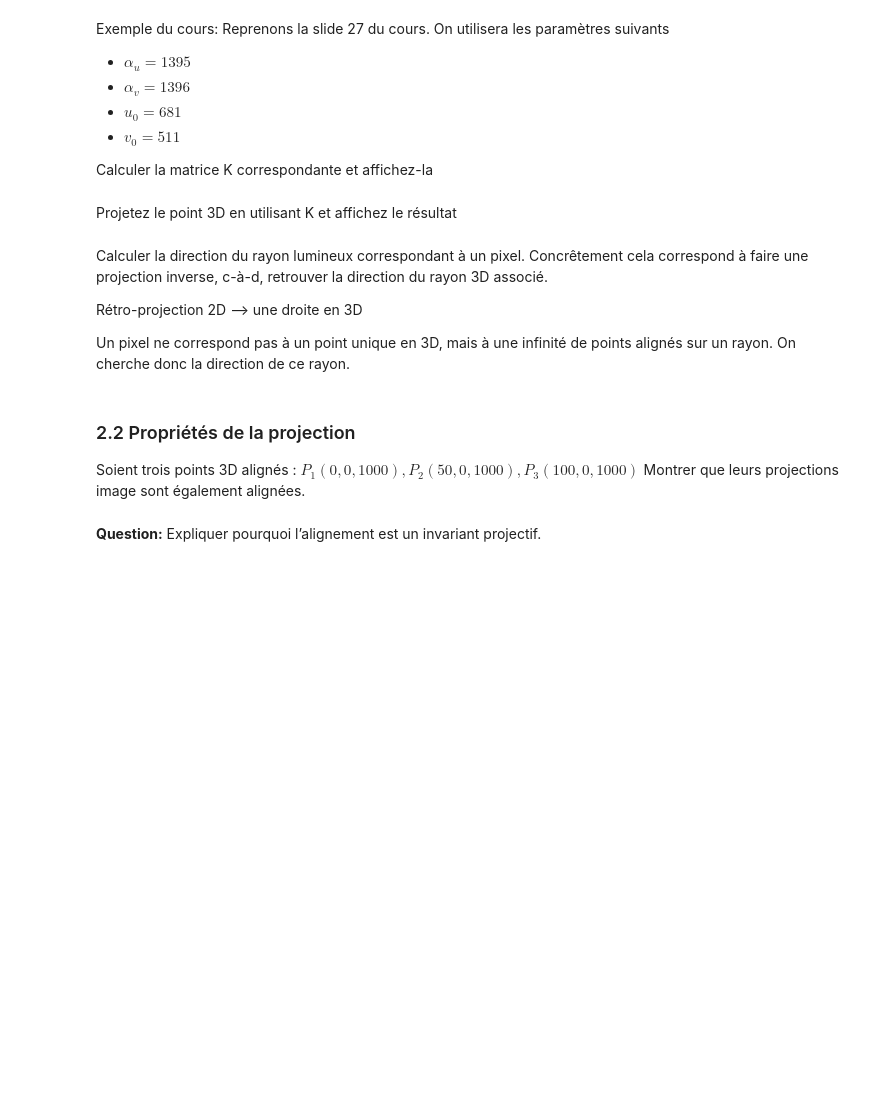
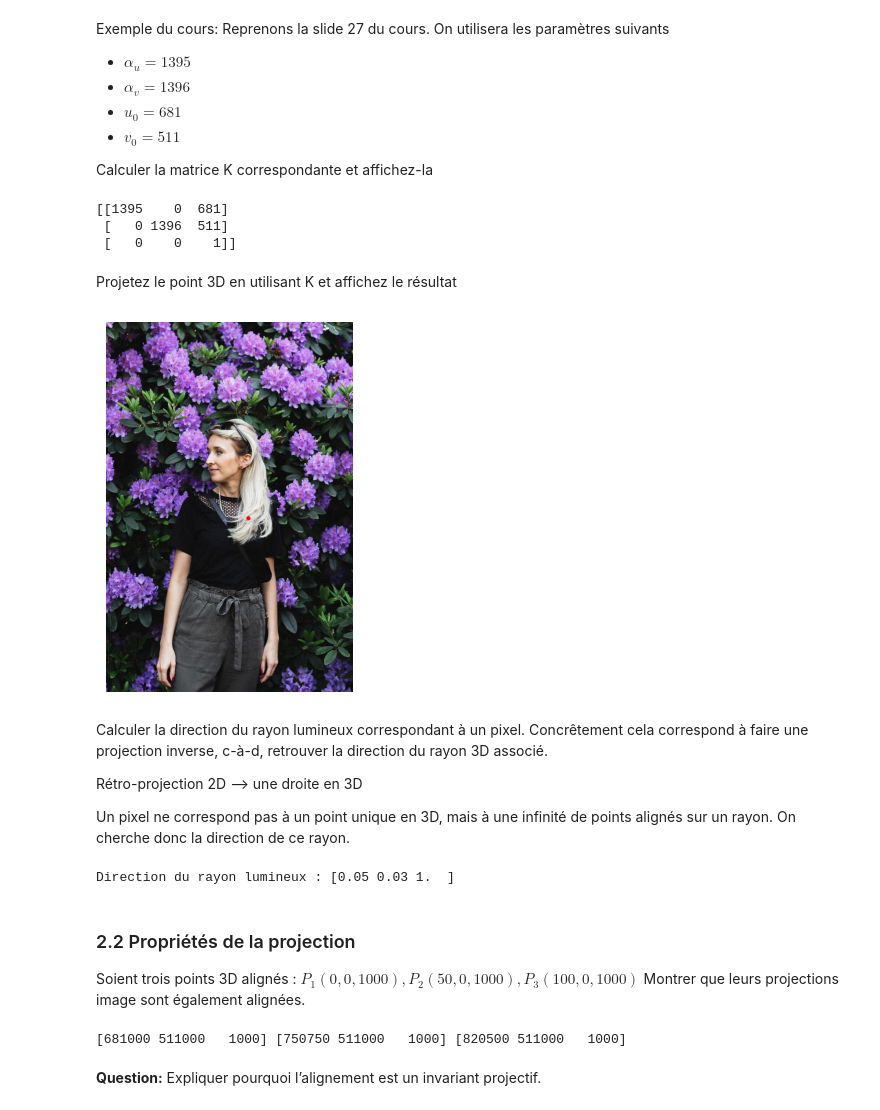
Before and after one commit to RodrigoFernandes-DA/TPs_Univ, a Jupyter notebook: CV/TP1-Etudiants.ipynb, the cells around one changed output. Cells and saved outputs as stored; diff of their text form; code cells hidden in the pictures; blank space fills up the shorter version.

```diff
--- a/CV/TP1-Etudiants.ipynb
+++ b/CV/TP1-Etudiants.ipynb
@@ -206,10 +218,37 @@ Exemple du cours: Reprenons la slide 27 du cours. On utilisera les paramètres s
 Calculer la matrice K correspondante et affichez-la
 # %%
 #A compléter
+alpha_u = 1395
+alpha_v = 1396
+u0 = 681
+v0 = 511
+
+K = np.array([[alpha_u, 0, u0],
+              [0, alpha_v, v0],
+              [0, 0, 1]])
+
+print(K)
+# %% [output]
+[[1395    0  681]
+ [   0 1396  511]
+ [   0    0    1]]
 # %% [markdown]
 Projetez le point 3D en utilisant K et affichez le résultat
 # %%
 # A compléter
+p = K @ P[:3]
+u, v = p[0] / p[2], p[1] / p[2]
+
+draw = ImageDraw.Draw(img)
+r = 5
+draw.ellipse((u-r, v-r, u+r, v+r), fill="red")
+
+
+plt.imshow(img)
+plt.axis("off")
+plt.show()
+# %% [output]
+[figure, added]
 # %% [markdown]
 Calculer la direction du rayon lumineux correspondant à un pixel. Concrêtement cela correspond à faire une projection inverse, c-à-d, retrouver la direction du rayon 3D associé.
 
@@ -218,6 +257,13 @@ Rétro-projection 2D ⟶ une droite en 3D
 Un pixel ne correspond pas à un point unique en 3D, mais à une infinité de points alignés sur un rayon. On cherche donc la direction de ce rayon.
 # %%
 # A compléter
+K_inv = np.linalg.inv(K)
+
+p_pixel = np.array([u, v, 1])
+direction = K_inv @ p_pixel
+print("Direction du rayon lumineux :", direction)
+# %% [output]
+Direction du rayon lumineux : [0.05 0.03 1.  ]
 # %% [markdown]
 ### 2.2 Propriétés de la projection
 Soient trois points 3D alignés :
@@ -225,6 +271,18 @@ $P_1(0,0,1000),P_2(50,0,1000), P_3(100,0,1000)$
 Montrer que leurs projections image sont également alignées.
 # %%
 # A compléter
+P1 = np.array([0, 0, 1000, 1])
+P2 = np.array([50, 0, 1000, 1])
+P3 = np.array([100, 0, 1000, 1])
+
+
+p1_proj = K @ P1[:3]
+p2_proj = K @ P2[:3]
+p3_proj = K @ P3[:3]
+
+print(p1_proj, p2_proj, p3_proj)
+# %% [output]
+[681000 511000   1000] [750750 511000   1000] [820500 511000   1000]
 # %% [markdown]
 **Question:** Expliquer pourquoi l’alignement est un invariant projectif.
 # %% [markdown]
```
Also changed, not shown: parts of 10 cells of this notebook, 9 other files.
